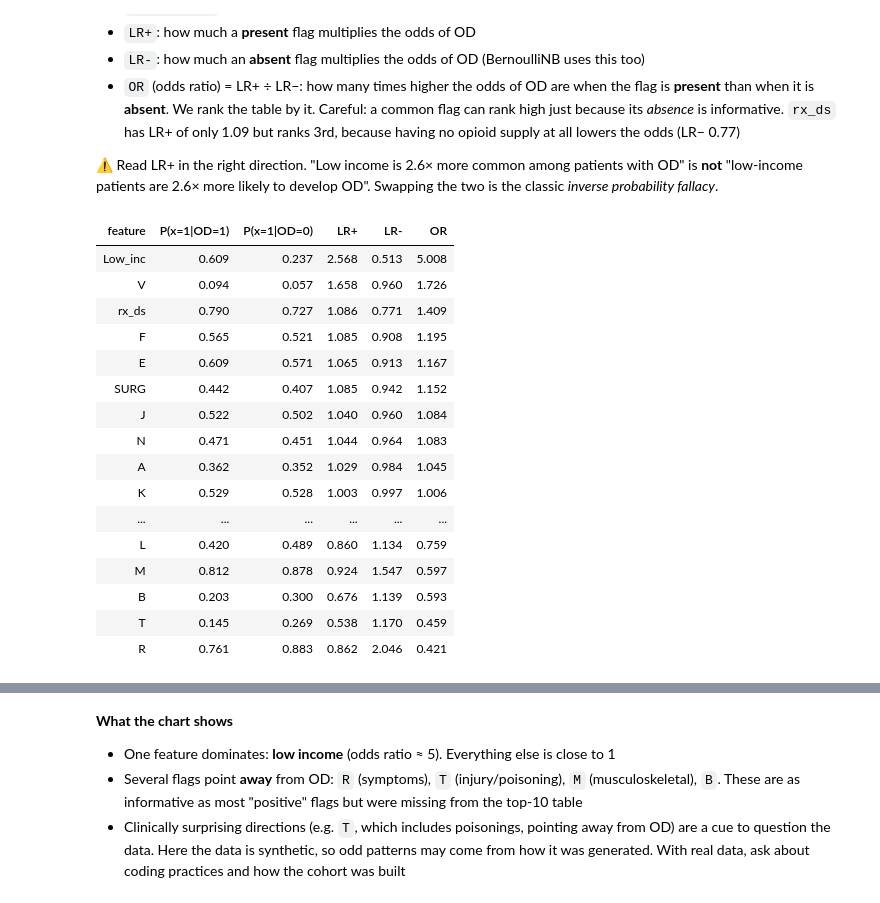
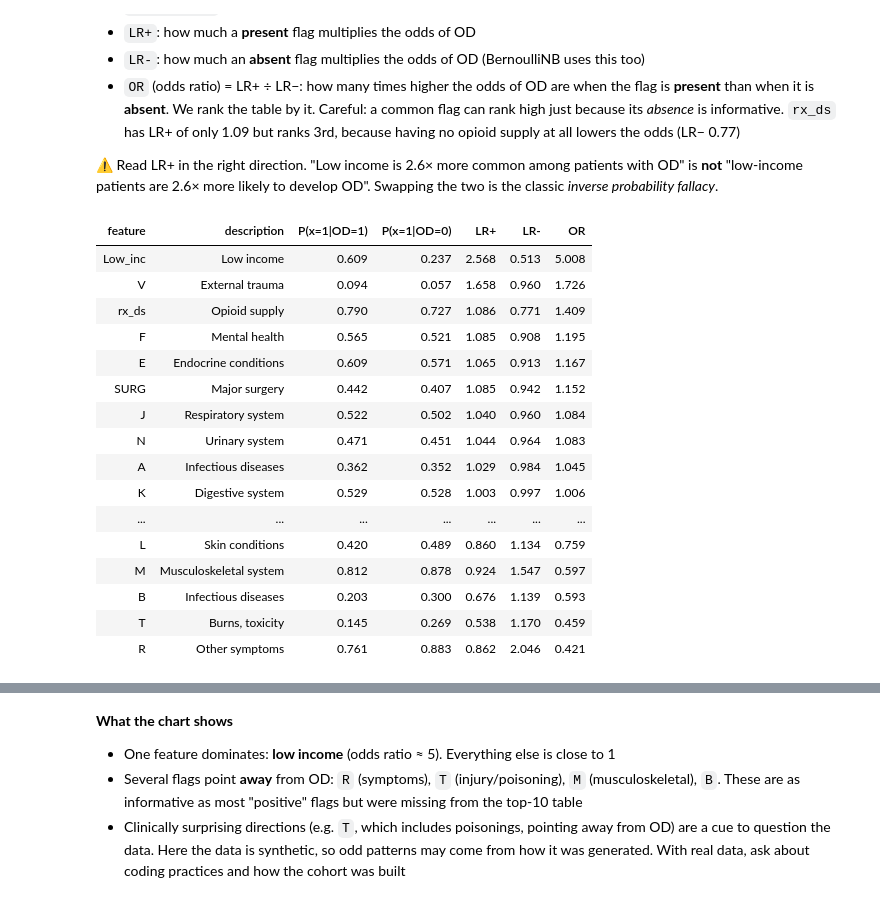
Before and after one commit to IE-ML-for-Healthcare/Bayesian-in-HC, a Jupyter notebook: 04_naive_bayes_opioid_demo_v2.ipynb, the cells around one changed output, grey strips where cells are left out. Drawn from its saved outputs; the diff is of its cells as text; code cells hidden in the pictures.

```diff
--- a/04_naive_bayes_opioid_demo_v2.ipynb
+++ b/04_naive_bayes_opioid_demo_v2.ipynb
@@ -518,31 +518,56 @@ How to read it, in clinical language:
 # %%
 feat_names = np.array([n.replace("binary__", "").replace("bin_rx__", "") for n in
                        nb_pipe.named_steps["prep"].get_feature_names_out()])
 p1 = np.exp(nb_model.feature_log_prob_[1]); p0 = np.exp(nb_model.feature_log_prob_[0])
 
+# Short labels based on Data/CaseStudy_training_data.xlsx, sheet "data dictionary"
+description_by_feature = {
+    "Low_inc": "Low income",
+    "SURG": "Major surgery",
+    "rx_ds": "Opioid supply",
+    "A": "Infectious diseases",
+    "B": "Infectious diseases",
+    "C": "Malignant neoplasm",
+    "D": "Benign neoplasm",
+    "E": "Endocrine conditions",
+    "F": "Mental health",
+    "H": "Ear conditions",
+    "I": "Circulatory system",
+    "J": "Respiratory system",
+    "K": "Digestive system",
+    "L": "Skin conditions",
+    "M": "Musculoskeletal system",
+    "N": "Urinary system",
+    "R": "Other symptoms",
+    "S": "Injuries",
+    "T": "Burns, toxicity",
+    "V": "External trauma",
+}
+
 tbl = pd.DataFrame({
     "feature": feat_names,
+    "description": [description_by_feature[name] for name in feat_names],
     "P(x=1|OD=1)": p1, "P(x=1|OD=0)": p0,
     "LR+": p1 / p0, "LR-": (1 - p1) / (1 - p0),
 }).assign(OR=lambda d: d["LR+"] / d["LR-"]).sort_values("OR", ascending=False)
 
 display(tbl.style.hide(axis="index").format(precision=3)
         .background_gradient(subset=["OR"], cmap="RdBu_r", gmap=np.log(tbl["OR"]), vmin=-1.7, vmax=1.7))  # red = toward OD, blue = away
 # %% [output]
-| feature | P(x=1|OD=1) | P(x=1|OD=0) | LR+ | LR- | OR |
-| Low_inc | 0.609 | 0.237 | 2.568 | 0.513 | 5.008 |
-| V | 0.094 | 0.057 | 1.658 | 0.960 | 1.726 |
-| rx_ds | 0.790 | 0.727 | 1.086 | 0.771 | 1.409 |
-| F | 0.565 | 0.521 | 1.085 | 0.908 | 1.195 |
-| E | 0.609 | 0.571 | 1.065 | 0.913 | 1.167 |
-| SURG | 0.442 | 0.407 | 1.085 | 0.942 | 1.152 |
-| J | 0.522 | 0.502 | 1.040 | 0.960 | 1.084 |
-| N | 0.471 | 0.451 | 1.044 | 0.964 | 1.083 |
-| A | 0.362 | 0.352 | 1.029 | 0.984 | 1.045 |
-| K | 0.529 | 0.528 | 1.003 | 0.997 | 1.006 |
-| ... | ... | ... | ... | ... | ... |
-| L | 0.420 | 0.489 | 0.860 | 1.134 | 0.759 |
-| M | 0.812 | 0.878 | 0.924 | 1.547 | 0.597 |
-| B | 0.203 | 0.300 | 0.676 | 1.139 | 0.593 |
-| T | 0.145 | 0.269 | 0.538 | 1.170 | 0.459 |
-| R | 0.761 | 0.883 | 0.862 | 2.046 | 0.421 |
+| feature | description | P(x=1|OD=1) | P(x=1|OD=0) | LR+ | LR- | OR |
+| Low_inc | Low income | 0.609 | 0.237 | 2.568 | 0.513 | 5.008 |
+| V | External trauma | 0.094 | 0.057 | 1.658 | 0.960 | 1.726 |
+| rx_ds | Opioid supply | 0.790 | 0.727 | 1.086 | 0.771 | 1.409 |
+| F | Mental health | 0.565 | 0.521 | 1.085 | 0.908 | 1.195 |
+| E | Endocrine conditions | 0.609 | 0.571 | 1.065 | 0.913 | 1.167 |
+| SURG | Major surgery | 0.442 | 0.407 | 1.085 | 0.942 | 1.152 |
+| J | Respiratory system | 0.522 | 0.502 | 1.040 | 0.960 | 1.084 |
+| N | Urinary system | 0.471 | 0.451 | 1.044 | 0.964 | 1.083 |
+| A | Infectious diseases | 0.362 | 0.352 | 1.029 | 0.984 | 1.045 |
+| K | Digestive system | 0.529 | 0.528 | 1.003 | 0.997 | 1.006 |
+| ... | ... | ... | ... | ... | ... | ... |
+| L | Skin conditions | 0.420 | 0.489 | 0.860 | 1.134 | 0.759 |
+| M | Musculoskeletal system | 0.812 | 0.878 | 0.924 | 1.547 | 0.597 |
+| B | Infectious diseases | 0.203 | 0.300 | 0.676 | 1.139 | 0.593 |
+| T | Burns, toxicity | 0.145 | 0.269 | 0.538 | 1.170 | 0.459 |
+| R | Other symptoms | 0.761 | 0.883 | 0.862 | 2.046 | 0.421 |
```
Also changed, not shown: parts of 13 cells of this notebook, 1 other file.
